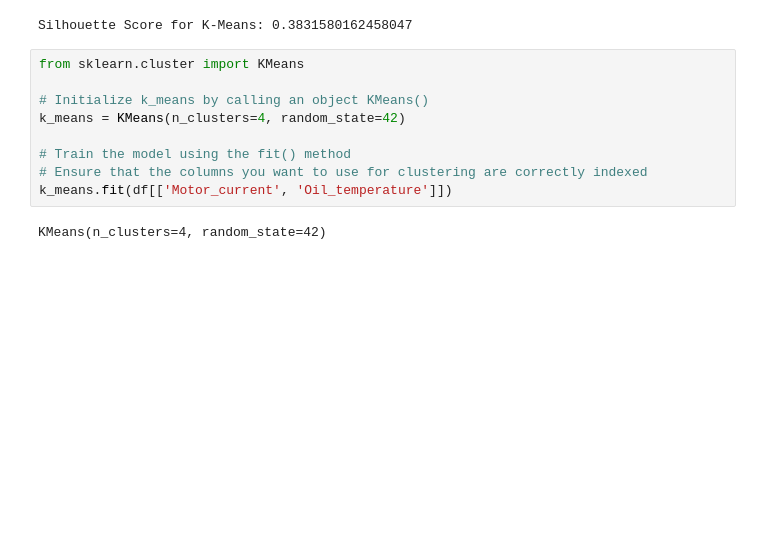
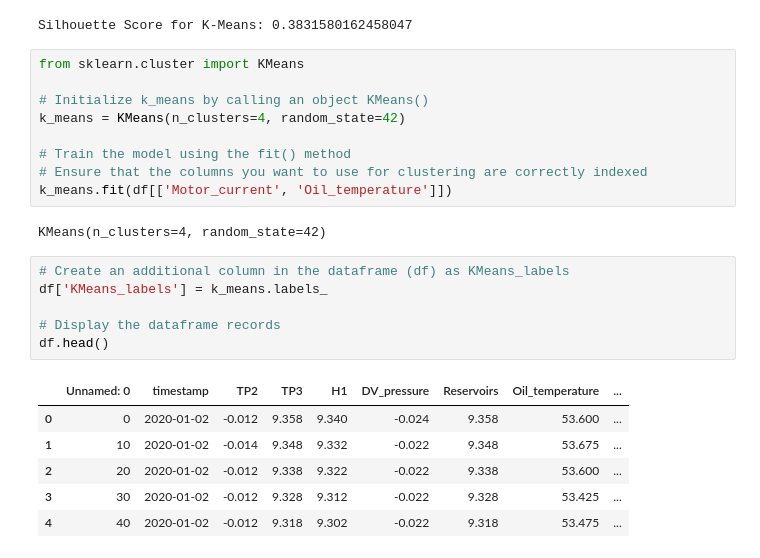
Before and after one commit to CarlaDubehizaRibera/ML2024CA1-CARLA-RIBERA, a Jupyter notebook: CA1ML2024 - CARLA RIBERA2022368.ipynb, the cells around one changed output. Drawn from its saved outputs; the diff is of its cells as text; blank space fills up the shorter version.

```diff
--- a/CA1ML2024 - CARLA RIBERA2022368.ipynb
+++ b/CA1ML2024 - CARLA RIBERA2022368.ipynb
@@ -242,3 +242,16 @@ k_means = KMeans(n_clusters=4, random_state=42)
 k_means.fit(df[['Motor_current', 'Oil_temperature']])
 # %% [output]
 KMeans(n_clusters=4, random_state=42)
+# %%
+# Create an additional column in the dataframe (df) as KMeans_labels
+df['KMeans_labels'] = k_means.labels_
+
+# Display the dataframe records
+df.head()
+# %% [output]
+|  | Unnamed: 0 | timestamp | TP2 | TP3 | H1 | DV_pressure | Reservoirs | Oil_temperature | ... |
+| 0 | 0 | 2020-01-02 | -0.012 | 9.358 | 9.340 | -0.024 | 9.358 | 53.600 | ... |
+| 1 | 10 | 2020-01-02 | -0.014 | 9.348 | 9.332 | -0.022 | 9.348 | 53.675 | ... |
+| 2 | 20 | 2020-01-02 | -0.012 | 9.338 | 9.322 | -0.022 | 9.338 | 53.600 | ... |
+| 3 | 30 | 2020-01-02 | -0.012 | 9.328 | 9.312 | -0.022 | 9.328 | 53.425 | ... |
+| 4 | 40 | 2020-01-02 | -0.012 | 9.318 | 9.302 | -0.022 | 9.318 | 53.475 | ... |
```
Also changed, not shown: parts of 1 cell of this notebook.
